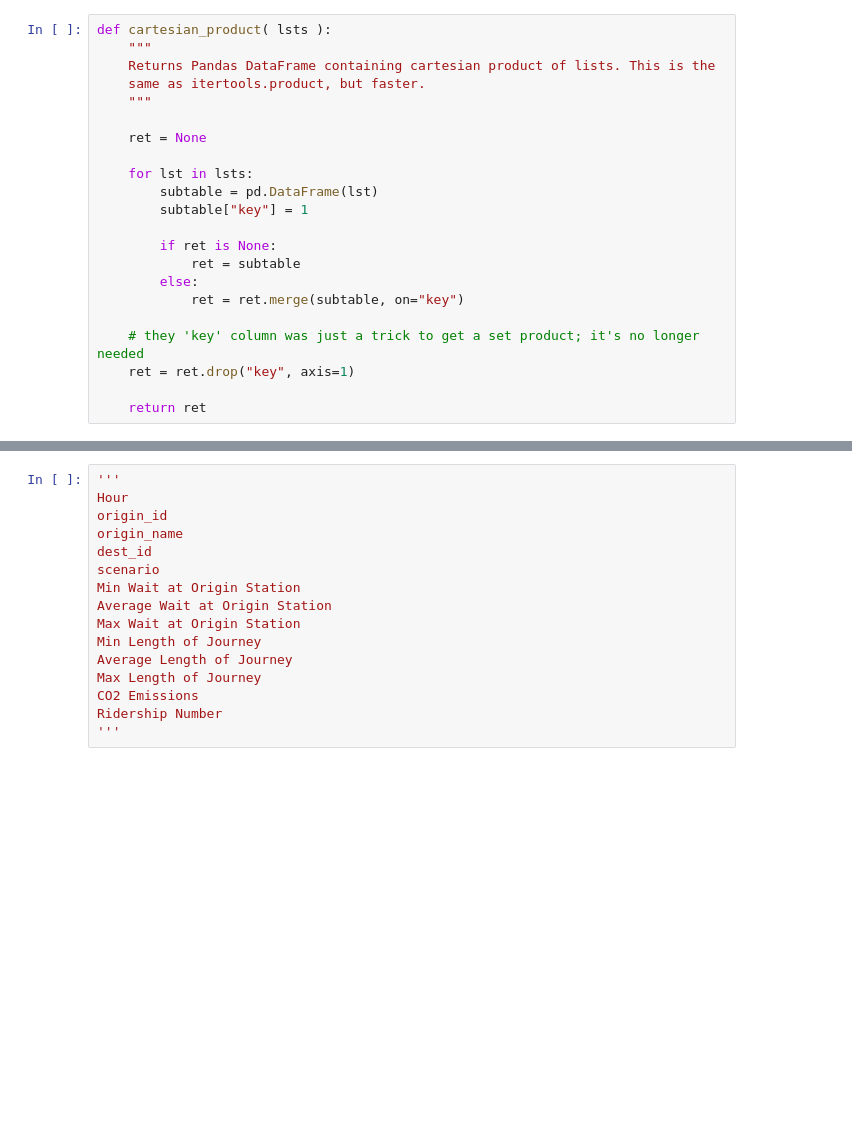
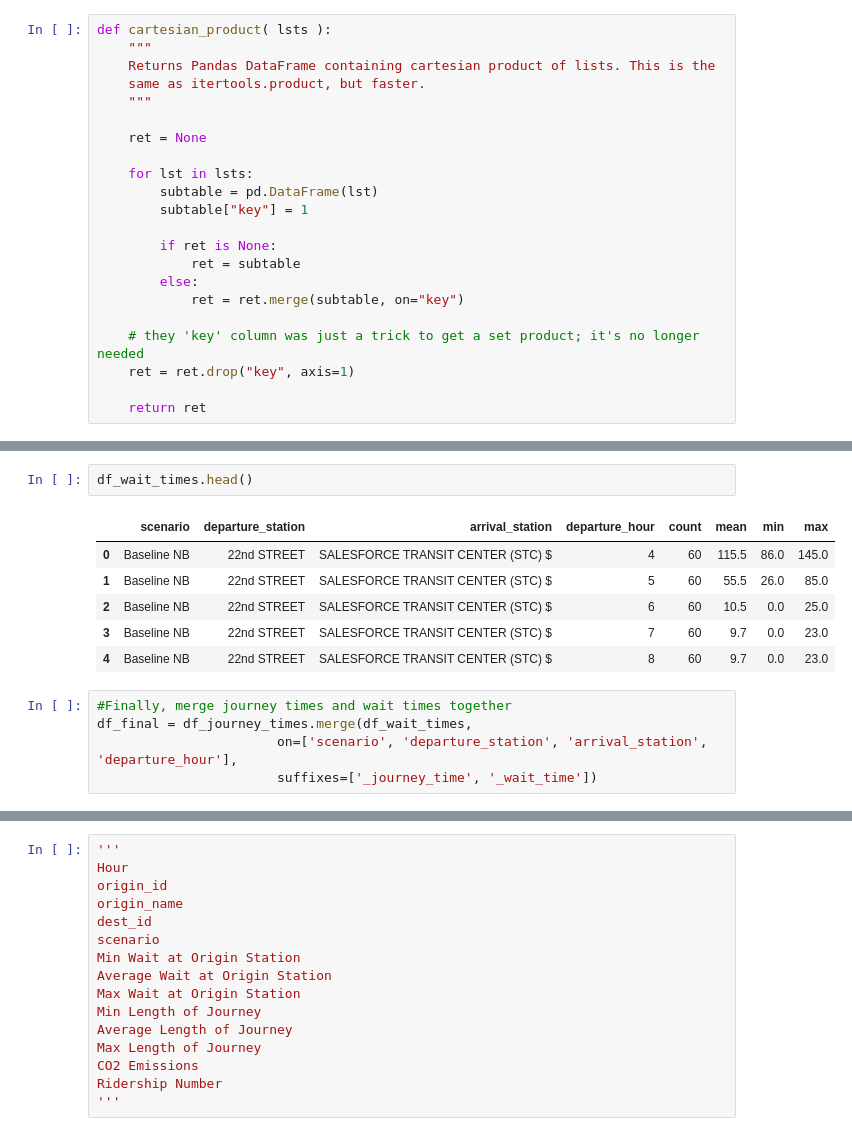
Before and after one commit to sfbrigade/calviz, a Jupyter notebook: notebooks/Schedule_metrics.ipynb, the cells around one changed output, grey strips where cells are left out. Cells and saved outputs as stored; diff of their text form; blank space fills up the shorter version.

```diff
--- a/notebooks/Schedule_metrics.ipynb
+++ b/notebooks/Schedule_metrics.ipynb
@@ -197,0 +236,14 @@ def durations_to_distributions(df, verbose=True):
+# %%
+df_wait_times.head()
+# %% [output]
+|  | scenario | departure_station | arrival_station | departure_hour | count | mean | min | max |
+| 0 | Baseline NB | 22nd STREET | SALESFORCE TRANSIT CENTER (STC) $ | 4 | 60 | 115.5 | 86.0 | 145.0 |
+| 1 | Baseline NB | 22nd STREET | SALESFORCE TRANSIT CENTER (STC) $ | 5 | 60 | 55.5 | 26.0 | 85.0 |
+| 2 | Baseline NB | 22nd STREET | SALESFORCE TRANSIT CENTER (STC) $ | 6 | 60 | 10.5 | 0.0 | 25.0 |
+| 3 | Baseline NB | 22nd STREET | SALESFORCE TRANSIT CENTER (STC) $ | 7 | 60 | 9.7 | 0.0 | 23.0 |
+| 4 | Baseline NB | 22nd STREET | SALESFORCE TRANSIT CENTER (STC) $ | 8 | 60 | 9.7 | 0.0 | 23.0 |
+# %%
+#Finally, merge journey times and wait times together
+df_final = df_journey_times.merge(df_wait_times,
+                       on=['scenario', 'departure_station', 'arrival_station', 'departure_hour'],
+                       suffixes=['_journey_time', '_wait_time'])
```
Also changed, not shown: parts of 11 cells of this notebook, 1 other file.
